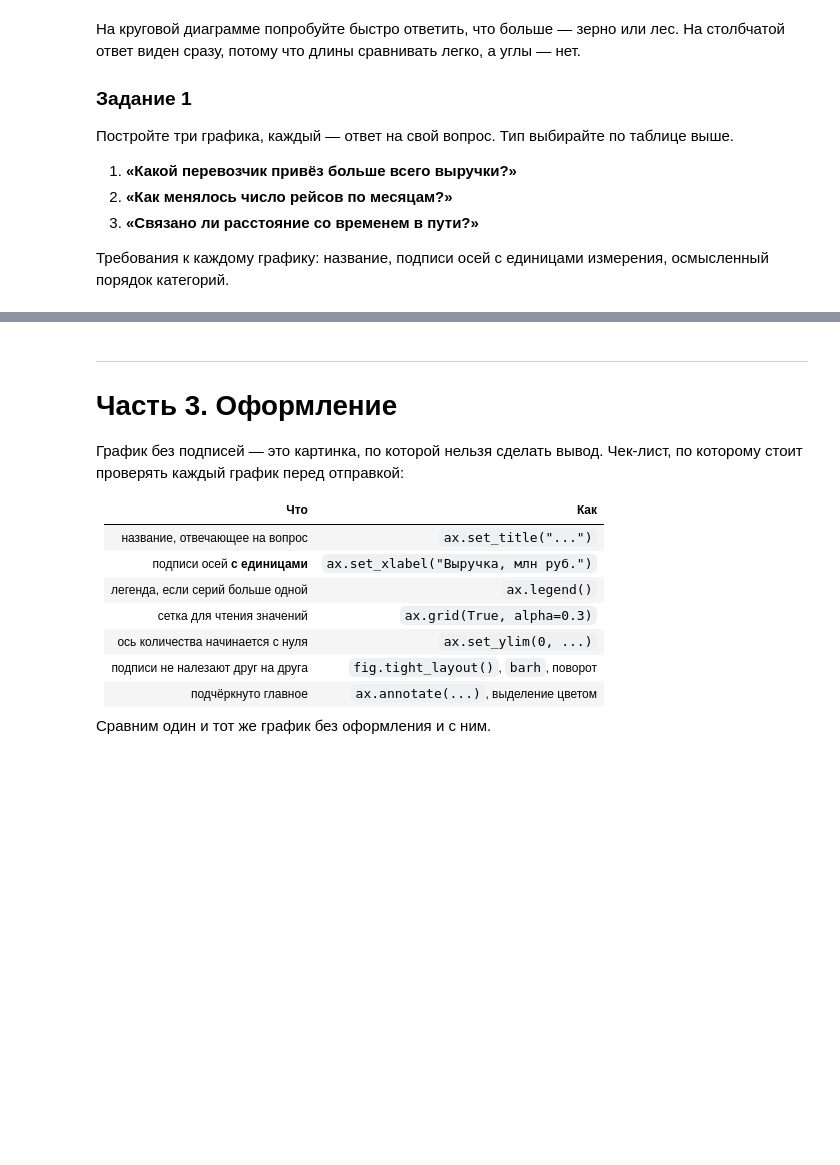
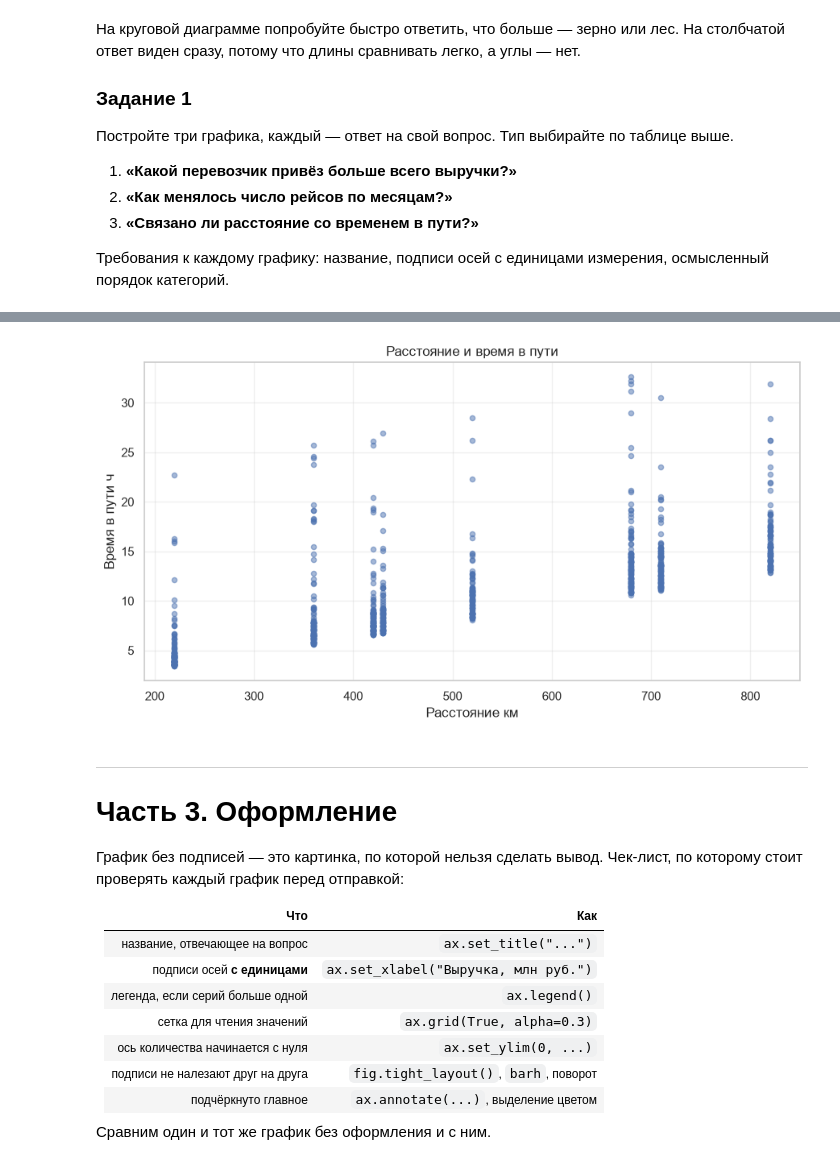
Before and after one commit to TheSashaBr/LaboratoryWork, a Jupyter notebook: S5_31.10.26/LW2-4.ipynb, the cells around one changed output, grey strips where cells are left out. Drawn from its saved outputs; the diff is of its cells as text; code cells hidden in the pictures; blank space fills up the shorter version.

```diff
--- a/S5_31.10.26/LW2-4.ipynb
+++ b/S5_31.10.26/LW2-4.ipynb
@@ -338,3 +380,18 @@ plt.show()
+# %%
+# 3) расстояние и время в пути
+data = df[['distance_km', 'duration_h']].dropna()
+r = data['distance_km'].corr(data['duration_h'])
+
+fig, ax = plt.subplots(figsize=(9, 5))
+ax.scatter(data['distance_km'], data['duration_h'], s=20, alpha=0.5)
+ax.set_title('Расстояние и время в пути')
+ax.set_xlabel('Расстояние км')
+ax.set_ylabel('Время в пути ч')
+ax.grid(alpha=0.3)
+plt.tight_layout()
+plt.show()
+# %% [output]
+[figure, added]
 # %% [markdown]
 ---
 # Часть 3. Оформление
```
Also changed, not shown: parts of 32 cells of this notebook.
